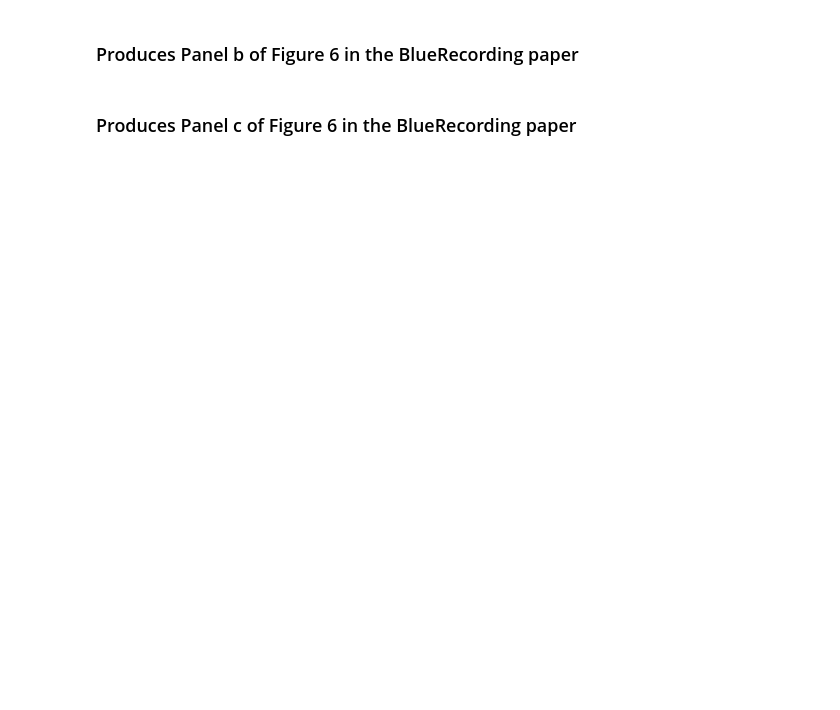
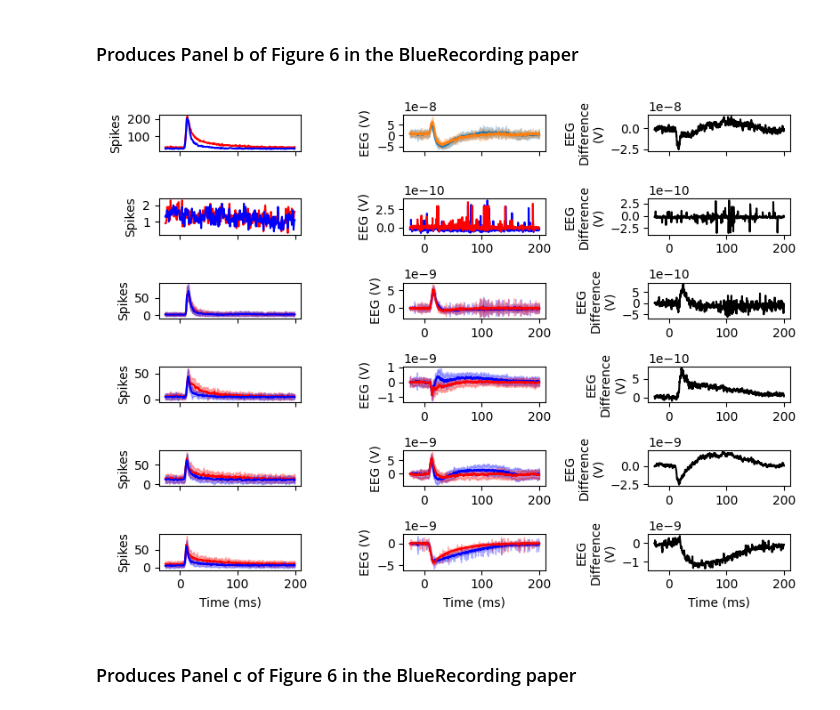
Before and after one commit to BlueBrain/BlueRecording, a Jupyter notebook: examples/whiskerFlick/Analysis/Figures_For_BlueRecording_Paper.ipynb, the cells around one changed output. Cells and saved outputs as stored; diff of their text form; code cells hidden in the pictures; blank space fills up the shorter version.

Commit message:
Changes colors in whisker flick

```diff
--- a/examples/whiskerFlick/Analysis/Figures_For_BlueRecording_Paper.ipynb
+++ b/examples/whiskerFlick/Analysis/Figures_For_BlueRecording_Paper.ipynb
@@ -95,7 +95,7 @@ def getEEGsByTypes(path):
     for file in os.listdir(path+'/pkls'):
         t = file.split('.')[0].split('g')[1]
 
-        EEGs[t] = pd.read_pickle(path+'/pkls/'+file).values[19750:22000,0] # For memory reasons, we extract only a portion of the signal
+        EEGs[t] = pd.read_pickle(path+'/pkls/'+file).loc[1975:2199.9].values[:,0] # For memory reasons, we extract only a portion of the signal
 
     return EEGs
 # %%
@@ -116,8 +116,8 @@ def getEEGByLayer(path_to_sims):
         c = s.circuit
 
 
-        eegEXC = np.zeros((7,duration))
-        eegINH = np.zeros((7,duration))
+        eegEXC = np.zeros((7,duration-1))
+        eegINH = np.zeros((7,duration-1))
 
         eegList = [eegEXC, eegINH]
 
@@ -137,7 +137,7 @@ def getEEGByLayer(path_to_sims):
             if layer == 2 or layer == 3 or layer == 23:
                 layer = 2
 
-            eegList[synIdx][layer] += (EEGsByTypes[mtype]-np.mean(EEGsByTypes[mtype][:250])) # Removes baseline offset
+            eegList[synIdx][layer] += (EEGsByTypes[mtype]-np.mean(EEGsByTypes[mtype][:25])) # Removes baseline offset
 
             allEEGList.append(eegList)
 
@@ -157,11 +157,11 @@ def getEEGs(path):
 
         for file in os.listdir(path+'/'+str(i)+'/pkls'):
 
-            EEGs[i] += pd.read_pickle(path+'/'+str(i)+'/pkls/'+file).values[19750:22000,0] # For memory reasons, we extract only a portion of the signal
+            EEGs[i] += pd.read_pickle(path+'/'+str(i)+'/pkls/'+file)[1975:2199.9].values[:,0] # For memory reasons, we extract only a portion of the signal
 
 
     EEGs = np.array(EEGs)
-    EEGs -= np.mean(EEGs[:,:250],axis=-1)[:,np.newaxis] # Removes baseline offset
+    EEGs -= np.mean(EEGs[:25],axis=-1)[:,np.newaxis] # Removes baseline offset
 
     return EEGs
 # %%
@@ -263,5 +265,5 @@ correlationsInhExcDiffL = getCorrelationsByLayer(eegDifference[[1,2,4,5,6]],mean
 # %%
-plotTime = np.linspace(-25,200,2250) # Time vector with the stimulus occurring at 0 ms
+plotTime = np.linspace(-25,200,2249) # Time vector with the stimulus occurring at 0 ms
 # %% [markdown]
 ### Produces Panel b of Figure 6 in the BlueRecording paper
 # %%
@@ -282,10 +284,10 @@ ax.set_xticklabels([])
 
 ax = fig.add_subplot(gs[0,1])
 
-ax.plot(plotTime,meanEEG)
-ax.plot(plotTime,meanEEG_disconnected)
-ax.fill_between(plotTime,lowerboundEEG,upperboundEEG,color='C0',alpha=0.3)
-ax.fill_between(plotTime,lowerboundEEG_disconnected,upperboundEEG_disconnected,color='C1',alpha=0.3)
+ax.plot(plotTime,meanEEG,c='r')
+ax.plot(plotTime,meanEEG_disconnected,c='r')
+ax.fill_between(plotTime,lowerboundEEG,upperboundEEG,color='b',alpha=0.3)
+ax.fill_between(plotTime,lowerboundEEG_disconnected,upperboundEEG_disconnected,color='r',alpha=0.3)
 ax.set_ylabel('EEG (V)')
 ax.set_xticklabels([])
 
@@ -362,43 +364,45 @@ for i, layer in enumerate([1,2,4,5,6]):
 
 
     ax = axes[i]
-    ax.plot(plotTime,np.sum(mean_layer[:,layer],axis=0))
-    ax.plot(plotTime,np.sum(mean_layer_disconnected[:,layer],axis=0))
-    ax.fill_between(plotTime,np.sum(lowerbound_layer[:,layer],axis=0),np.sum(upperbound_layer[:,layer],axis=0),color='C0',alpha=0.3)
-    ax.fill_between(plotTime,np.sum(lowerbound_layer_disconnected[:,layer],axis=0),np.sum(upperbound_layer_disconnected[:,layer],axis=0),color='C1',alpha=0.3)
+    ax.plot(plotTime,np.sum(mean_layer[:,layer],axis=0),c='b')
+    ax.plot(plotTime,np.sum(mean_layer_disconnected[:,layer],axis=0),c='r')
+    ax.fill_between(plotTime,np.sum(lowerbound_layer[:,layer],axis=0),np.sum(upperbound_layer[:,layer],axis=0),color='b',alpha=0.3)
+    ax.fill_between(plotTime,np.sum(lowerbound_layer_disconnected[:,layer],axis=0),np.sum(upperbound_layer_disconnected[:,layer],axis=0),color='r',alpha=0.3)
 
     if layer == 6:
         ax.set_xlabel('Time (ms)')
-    else:
-        ax.set_xticklabels([])
+    # else:
+    #     ax.set_xticklabels([])
     ax.set_ylabel('EEG (V)')
 
 ax0 = fig.add_subplot(gs[1,2])
 ax1 = fig.add_subplot(gs[2,2])
 ax2 = fig.add_subplot(gs[3,2])
 ax3 = fig.add_subplot(gs[4,2])
 ax4 = fig.add_subplot(gs[5,2])
 
 axes = [ax0,ax1,ax2,ax3,ax4]
 
 
 for i, layer in enumerate([1,2,4,5,6]):
 
 
     ax = axes[i]
     ax.plot(plotTime,np.sum(mean_layer[:,layer],axis=0)-np.sum(mean_layer_disconnected[:,layer],axis=0),c='k')
     if layer == 6:
         ax.set_xlabel('Time (ms)')
-    else:
-        ax.set_xticklabels([])
+    # else:
+    #     ax.set_xticklabels([])
     ax.set_ylabel('EEG\nDifference\n(V)')
 
-    # ax.set_xlim([0,35])
+    # ax.set_xlim([35,200])
 
 
 plt.tight_layout()
 # plt.show()
 plt.savefig('figures/whiskerflick_eeg.png',dpi=300)
+# %% [output]
+[figure, added]
 # %% [markdown]
 ### Produces Panel c of Figure 6 in the BlueRecording paper
 # %%
```
Also changed, not shown: parts of 4 cells of this notebook, 5 other files.
